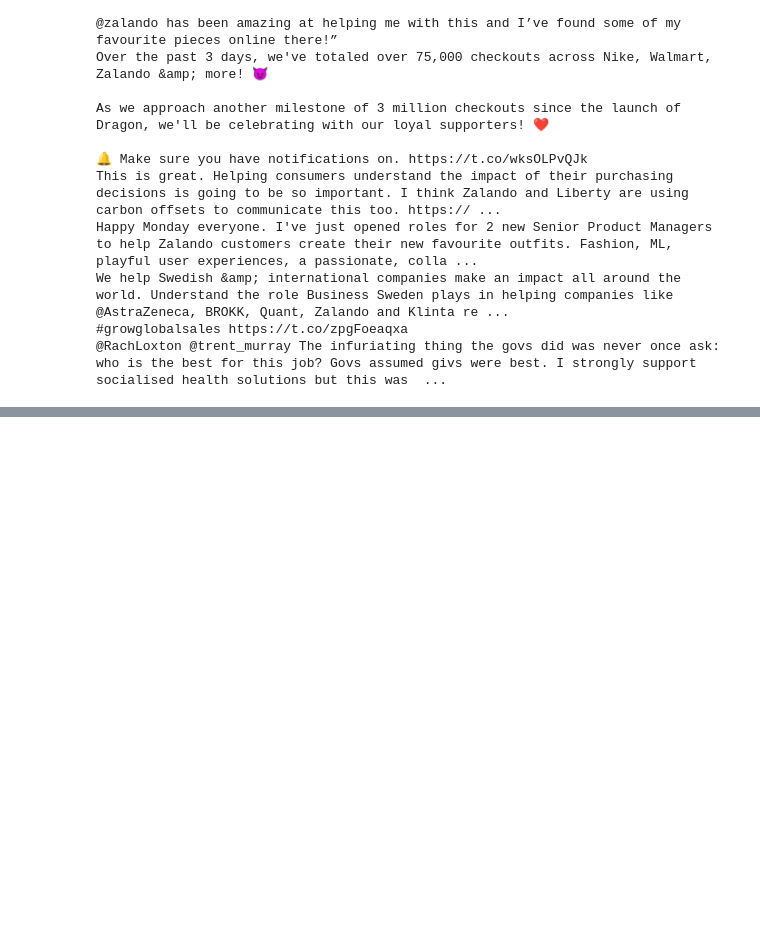
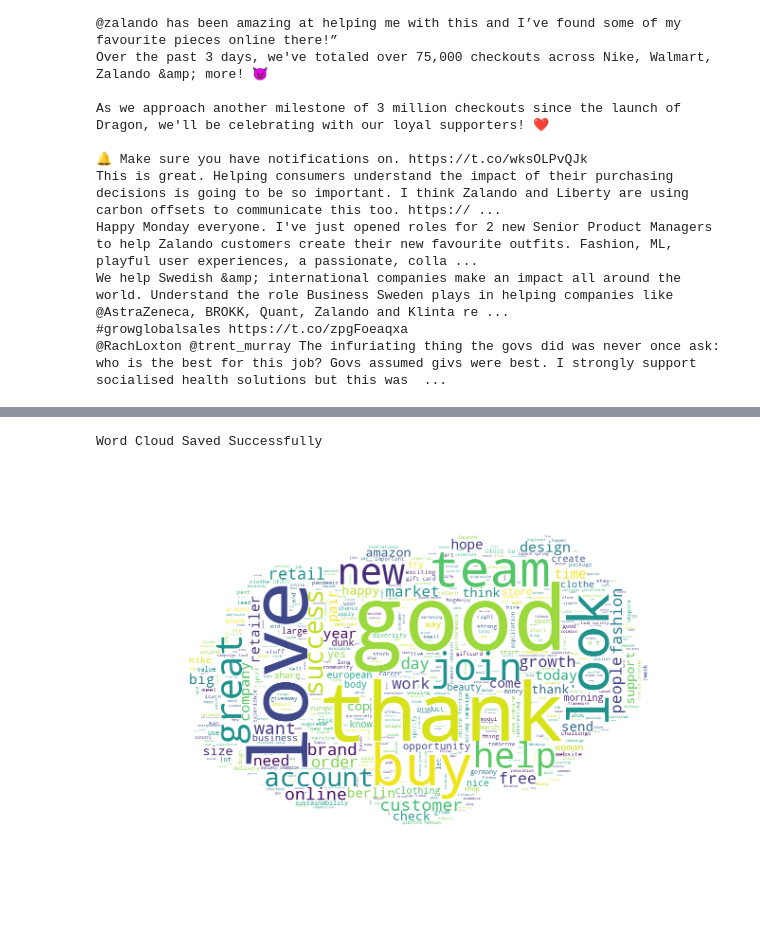
Before and after one commit to C-JoGit/Zalando_Analytics_HWR_BIPM, a Jupyter notebook: 5. topic definition.ipynb, the cells around one changed output, grey strips where cells are left out. Drawn from its saved outputs; the diff is of its cells as text; code cells hidden in the pictures; blank space fills up the shorter version.

```diff
--- a/5. topic definition.ipynb
+++ b/5. topic definition.ipynb
@@ -409,0 +411,7 @@ Word Cloud Saved Successfully
+# %%
+#Creating wordcloud for positive Zalando
+pos_zalando = zalando[zalando['sentiment']==1]
+create_wordcloud(pos_zalando.lemma.values)
+# %% [output]
+Word Cloud Saved Successfully
+[figure, added]
```
Also changed, not shown: parts of 4 cells of this notebook, 1 other file.
